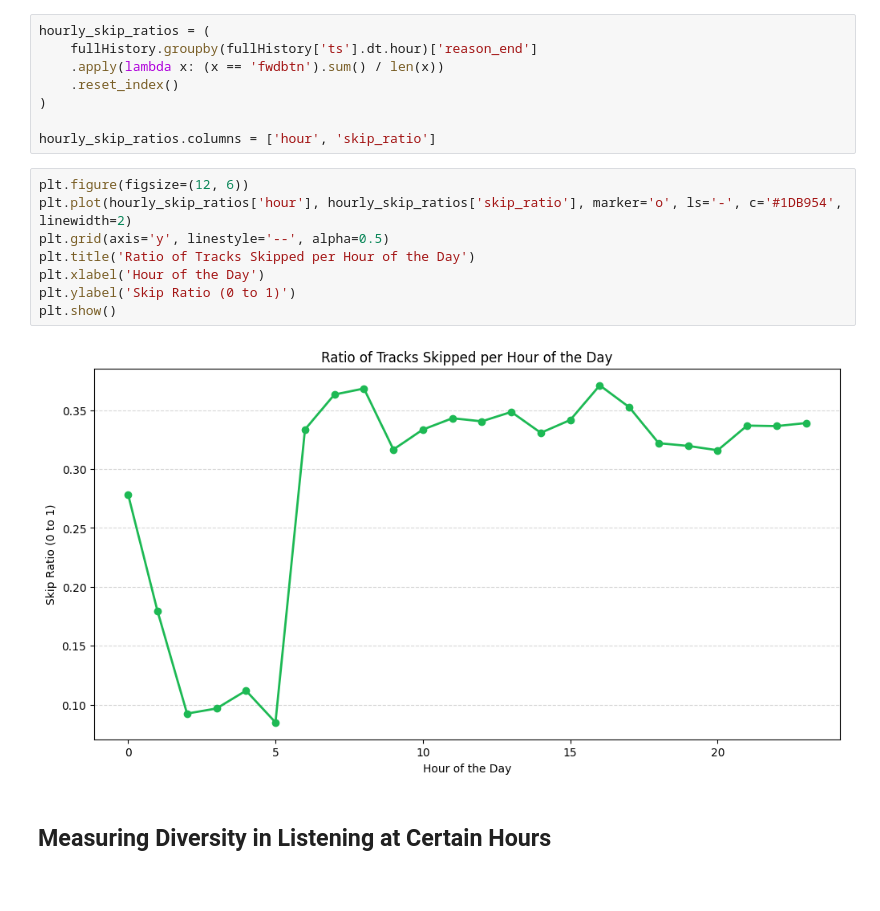
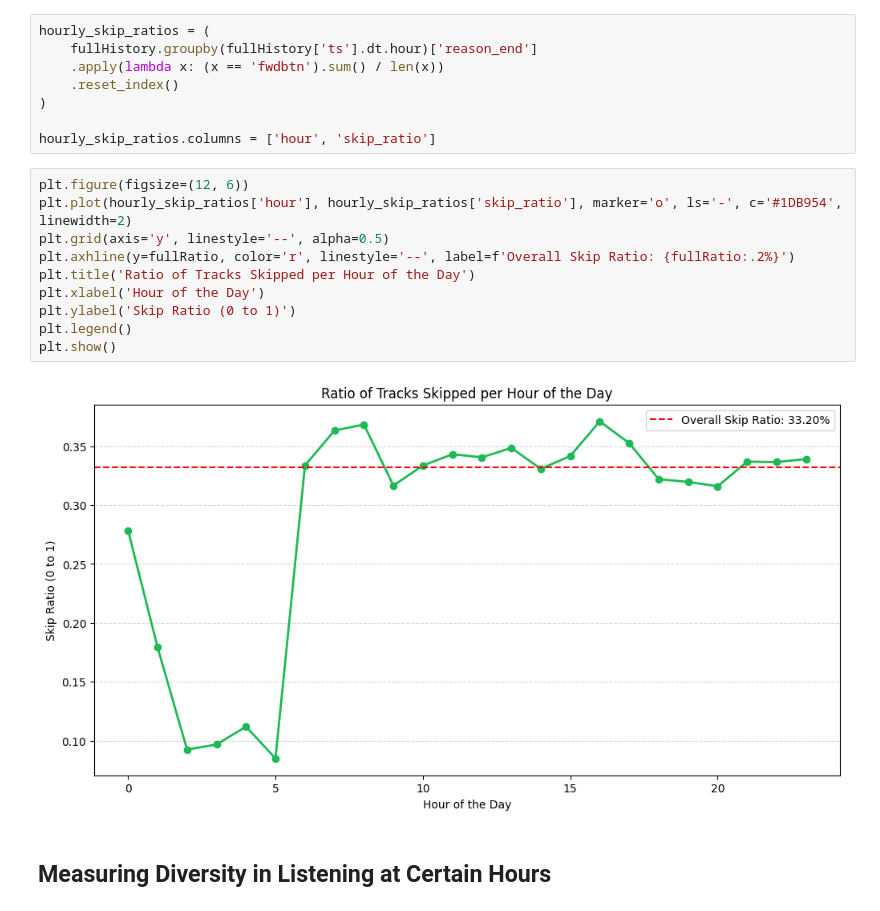
Before and after one commit to whatsername07/Data-Analysis-on-Spotify-Streaming-History, a Jupyter notebook: circadian.ipynb, the cells around one changed output. Saved outputs shown, nothing was run; the diff lists cells and outputs as text.

Commit message:
Added in line to denote average skip rate for visualisation purposes

```diff
--- a/circadian.ipynb
+++ b/circadian.ipynb
@@ -175,13 +175,15 @@ hourly_skip_ratios.columns = ['hour', 'skip_ratio']
 # %%
 plt.figure(figsize=(12, 6))
 plt.plot(hourly_skip_ratios['hour'], hourly_skip_ratios['skip_ratio'], marker='o', ls='-', c='#1DB954', linewidth=2)
 plt.grid(axis='y', linestyle='--', alpha=0.5)
+plt.axhline(y=fullRatio, color='r', linestyle='--', label=f'Overall Skip Ratio: {fullRatio:.2%}')
 plt.title('Ratio of Tracks Skipped per Hour of the Day')
 plt.xlabel('Hour of the Day')
 plt.ylabel('Skip Ratio (0 to 1)')
+plt.legend()
 plt.show()
 # %% [output]
-[figure, old version]
+[figure, new version]
 # %% [markdown]
 ## Measuring Diversity in Listening at Certain Hours
 # %% [markdown]
```
